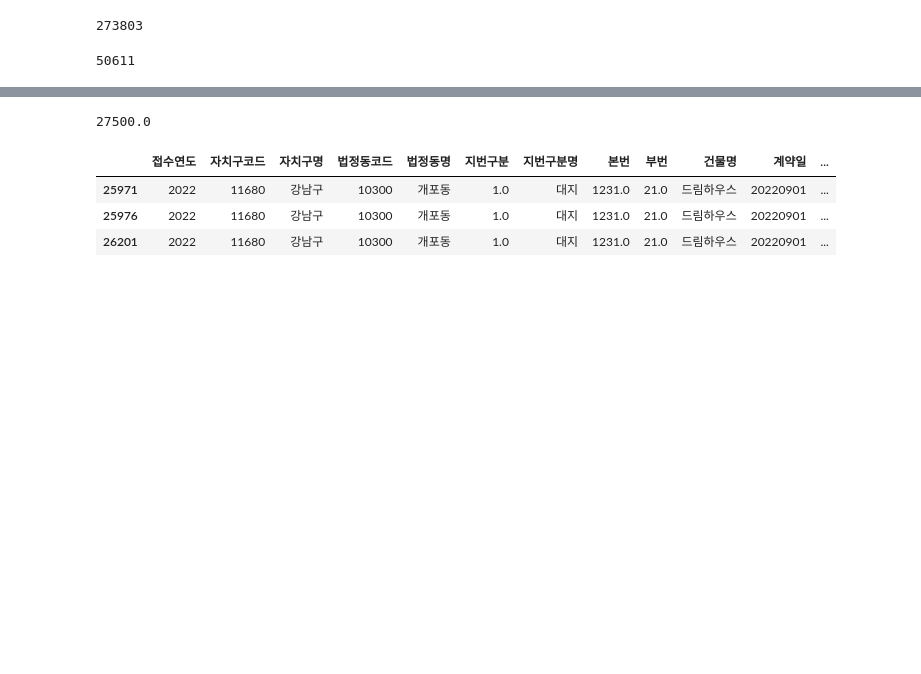
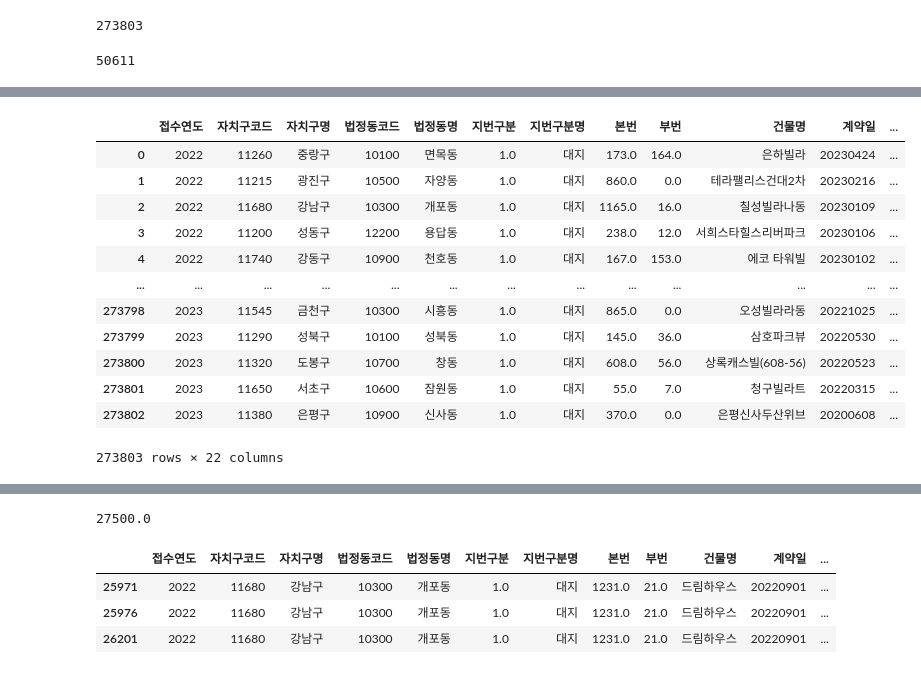
Before and after one commit to parkeunsang/toy_projects, a Jupyter notebook: house/preprocess.ipynb, the cells around one changed output, grey strips where cells are left out. Cells and saved outputs as stored; diff of their text form; code cells hidden in the pictures; blank space fills up the shorter version.

```diff
--- a/house/preprocess.ipynb
+++ b/house/preprocess.ipynb
@@ -100,0 +134,16 @@ df_target = df[(df['계약일'] >= target_from_date) & (df['계약일'] < target
+# %%
+df
+# %% [output]
+|  | 접수연도 | 자치구코드 | 자치구명 | 법정동코드 | 법정동명 | 지번구분 | 지번구분명 | 본번 | 부번 | 건물명 | 계약일 | ... |
+| 0 | 2022 | 11260 | 중랑구 | 10100 | 면목동 | 1.0 | 대지 | 173.0 | 164.0 | 은하빌라 | 20230424 | ... |
+| 1 | 2022 | 11215 | 광진구 | 10500 | 자양동 | 1.0 | 대지 | 860.0 | 0.0 | 테라팰리스건대2차 | 20230216 | ... |
+| 2 | 2022 | 11680 | 강남구 | 10300 | 개포동 | 1.0 | 대지 | 1165.0 | 16.0 | 칠성빌라나동 | 20230109 | ... |
+| 3 | 2022 | 11200 | 성동구 | 12200 | 용답동 | 1.0 | 대지 | 238.0 | 12.0 | 서희스타힐스리버파크 | 20230106 | ... |
+| 4 | 2022 | 11740 | 강동구 | 10900 | 천호동 | 1.0 | 대지 | 167.0 | 153.0 | 에코 타워빌 | 20230102 | ... |
+| ... | ... | ... | ... | ... | ... | ... | ... | ... | ... | ... | ... | ... |
+| 273798 | 2023 | 11545 | 금천구 | 10300 | 시흥동 | 1.0 | 대지 | 865.0 | 0.0 | 오성빌라라동 | 20221025 | ... |
+| 273799 | 2023 | 11290 | 성북구 | 10100 | 성북동 | 1.0 | 대지 | 145.0 | 36.0 | 삼호파크뷰 | 20220530 | ... |
+| 273800 | 2023 | 11320 | 도봉구 | 10700 | 창동 | 1.0 | 대지 | 608.0 | 56.0 | 상록캐스빌(608-56) | 20220523 | ... |
+| 273801 | 2023 | 11650 | 서초구 | 10600 | 잠원동 | 1.0 | 대지 | 55.0 | 7.0 | 청구빌라트 | 20220315 | ... |
+| 273802 | 2023 | 11380 | 은평구 | 10900 | 신사동 | 1.0 | 대지 | 370.0 | 0.0 | 은평신사두산위브 | 20200608 | ... |
+273803 rows × 22 columns
```
Also changed, not shown: parts of 30 cells of this notebook, 2 other files.
